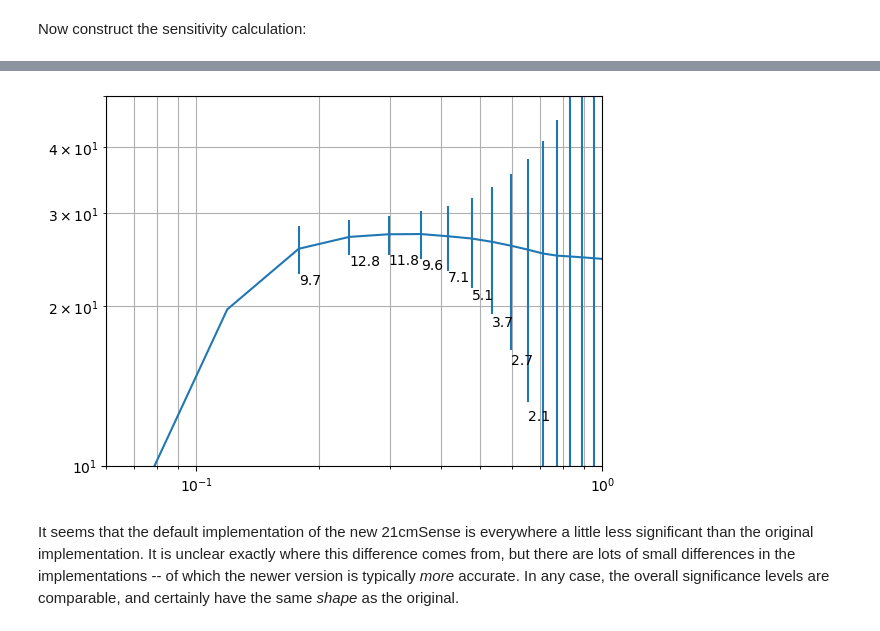
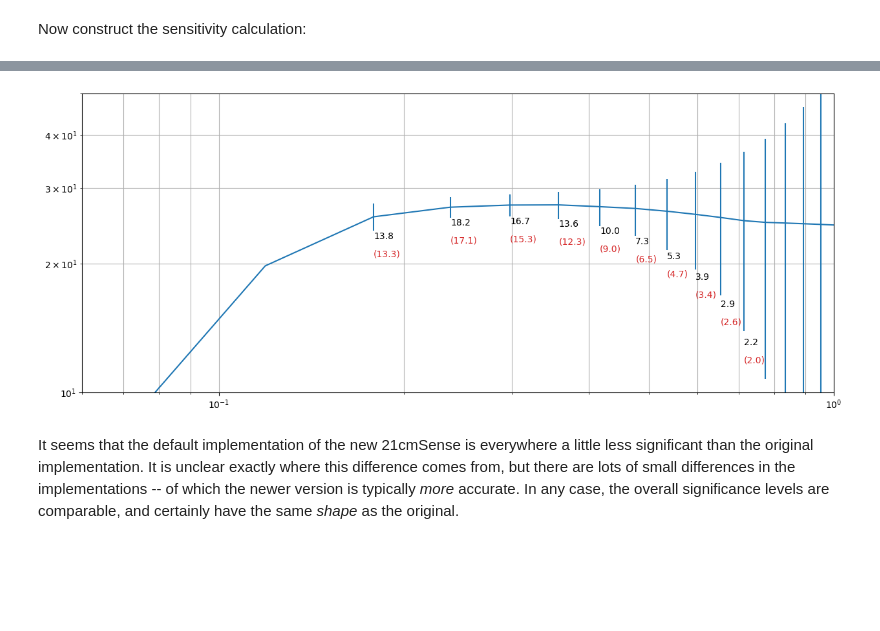
Before and after one commit to rasg-affiliates/21cmSense, a Jupyter notebook: docs/tutorials/reproducing_pober_2014.ipynb, the cells around one changed output, grey strips where cells are left out. Cells and saved outputs as stored; diff of their text form; code cells hidden in the pictures; blank space fills up the shorter version.

```diff
--- a/docs/tutorials/reproducing_pober_2014.ipynb
+++ b/docs/tutorials/reproducing_pober_2014.ipynb
@@ -175,18 +168,0 @@ sense1dsample_modelerate = sense_moderate.calculate_sensitivity_1d(thermal=False
-# %%
-plt.errorbar(
-    sense_moderate.k1d,
-    sense_moderate.delta_squared,
-    sense1d_moderate
-)
-plt.xlim(0.06, 1)
-plt.ylim(10, 50)
-plt.xscale('log')
-plt.yscale('log')
-
-for i, kk in enumerate(sense_moderate.k1d):
-    sig = sense_moderate.delta_squared[i] / sense1dsample_modelerate[i]
-    yloc = sense_moderate.delta_squared[i].value - sense1dsample_modelerate[i].value - 1
-    if sig > 1 and yloc > 10:
-        plt.text(kk.value, yloc,  f"{sense1dsample_modelerate[i].value:.1f}")
-
-plt.grid(which='both')
@@ -195,18 +168,0 @@ plt.grid(which='both')
-# %%
-plt.errorbar(
-    sense_moderate.k1d,
-    sense_moderate.delta_squared,
-    sense1d_moderate
-)
-plt.xlim(0.06, 1)
-plt.ylim(10, 50)
-plt.xscale('log')
-plt.yscale('log')
-
-for i, kk in enumerate(sense_moderate.k1d):
-    sig = sense_moderate.delta_squared[i] / sense1d_moderate[i]
-    yloc = sense_moderate.delta_squared[i].value - sense1d_moderate[i].value - 1
-    if sig > 1 and yloc > 10:
-        plt.text(kk.value, yloc,  f"{sig:.1f}")
-
-plt.grid(which='both')
@@ -222,25 +173,32 @@ sense_pessimistic = sense_moderate.clone(
 # %%
 sense1d_pess = sense_pessimistic.calculate_sensitivity_1d(thermal=True, sample=True)
 # %%
+snr_pess_pober14 = [
+    0, 0, 13.3, 17.1, 15.3, 12.3, 9.0, 6.5, 4.7, 3.4, 2.6, 2.0
+]
+plt.figure(figsize=(15, 6))
+
 plt.errorbar(
     sense_pessimistic.k1d,
     sense_pessimistic.delta_squared,
     sense1d_pess
 )
 plt.xlim(0.06, 1)
 plt.ylim(10, 50)
 plt.xscale('log')
 plt.yscale('log')
 
 for i, kk in enumerate(sense_pessimistic.k1d):
     sig = sense_pessimistic.delta_squared[i] / sense1d_pess[i]
     yloc = sense_pessimistic.delta_squared[i].value - sense1d_pess[i].value - 1
     if sig > 1 and yloc > 10:
         plt.text(kk.value, yloc,  f"{sig:.1f}")
+        if i < len(snr_opt_pober14):
+            plt.text(kk.value, yloc/1.1, f"({snr_pess_pober14[i]:.1f})", color='C3')
 
 plt.grid(which='both')
 # %% [output]
-[figure, old version]
+[figure, new version]
 # %% [markdown]
 It seems that the default implementation of the new 21cmSense is everywhere a little less
 significant than the original implementation. It is unclear exactly where this difference
```
Also changed, not shown: parts of 19 cells of this notebook.
